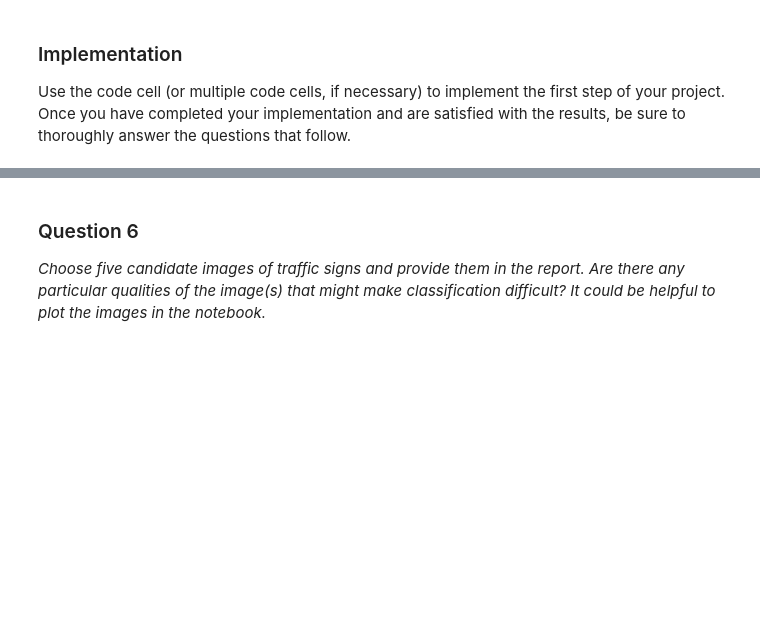
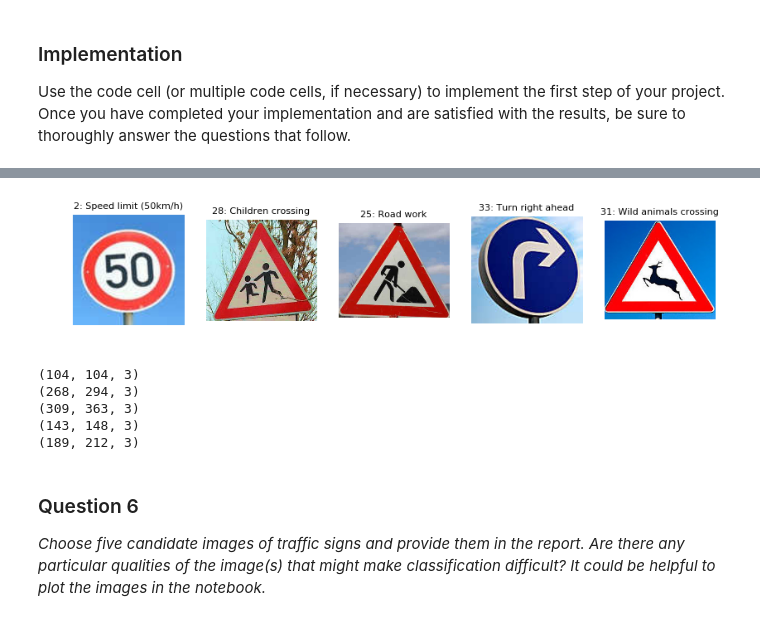
Before and after one commit to csq20081052/CarND-Traffic-Sign-Classifier-Project-P2, a Jupyter notebook: Traffic_Sign_Classifier.ipynb, the cells around one changed output, grey strips where cells are left out. Drawn from its saved outputs; the diff is of its cells as text; code cells hidden in the pictures; blank space fills up the shorter version.

```diff
--- a/Traffic_Sign_Classifier.ipynb
+++ b/Traffic_Sign_Classifier.ipynb
@@ -891,0 +895,4 @@ Use the code cell (or multiple code cells, if necessary) to implement the first
+# %%
+import glob
+
+path2images = glob.glob(r"./test_images/*.jpg")
@@ -891,0 +919,4 @@ Use the code cell (or multiple code cells, if necessary) to implement the first
+# %%
+# We are going to use just a small subset of this images
+path2images = [elem for elem in path2images if elem.find("FullSizeRender") == -1]
+path2images
@@ -891,0 +929,15 @@ Use the code cell (or multiple code cells, if necessary) to implement the first
+# %%
+# Read images and labels
+
+import os
+
+new_X_test = []
+new_Y_test = []
+
+for path in path2images:
+    img = cv2.imread(path)
+    img = cv2.cvtColor(img, cv2.COLOR_BGR2RGB)
+    new_X_test.append(img)
+
+    direct, filename = os.path.split(path)
+    new_Y_test.append(int(filename.split("_")[0]))
@@ -891,0 +950,9 @@ Use the code cell (or multiple code cells, if necessary) to implement the first
+# %%
+# Let's create a dictionary to find id <> name
+import pandas as pd
+
+df = pd.read_csv("./signnames.csv")
+keys = df['ClassId'].astype(int).tolist()
+values = df['SignName'].tolist()
+signname = dict(zip(keys, values))
+signname
@@ -891,0 +977,20 @@ Use the code cell (or multiple code cells, if necessary) to implement the first
+# %%
+plt.figure(figsize=(10,3))
+for i in range(1,5+1):
+    plt.subplot(1,5,i)
+    plt.imshow(new_X_test[i-1])
+    _ = plt.axis('off')
+    titl = "%d: %s" %(new_Y_test[i-1], signname[new_Y_test[i-1]])
+    plt.title(titl, fontsize=8)
+# %% [output]
+[figure, added]
+# %%
+# What are its shapes?
+for image in new_X_test:
+    print(image.shape)
+# %% [output]
+(104, 104, 3)
+(268, 294, 3)
+(309, 363, 3)
+(143, 148, 3)
+(189, 212, 3)
```
Also changed, not shown: parts of 17 cells of this notebook, 1 other file.
